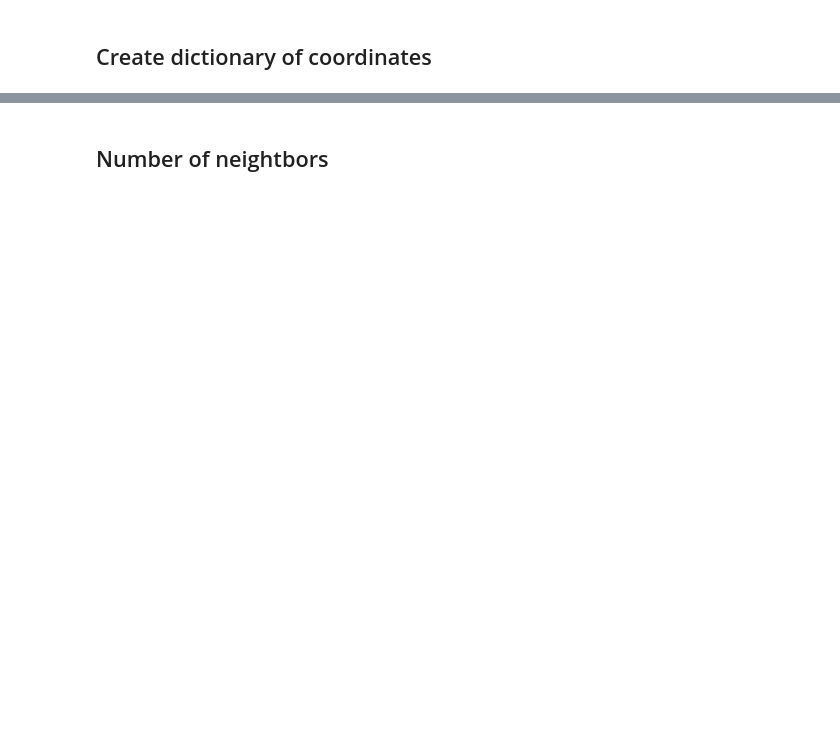
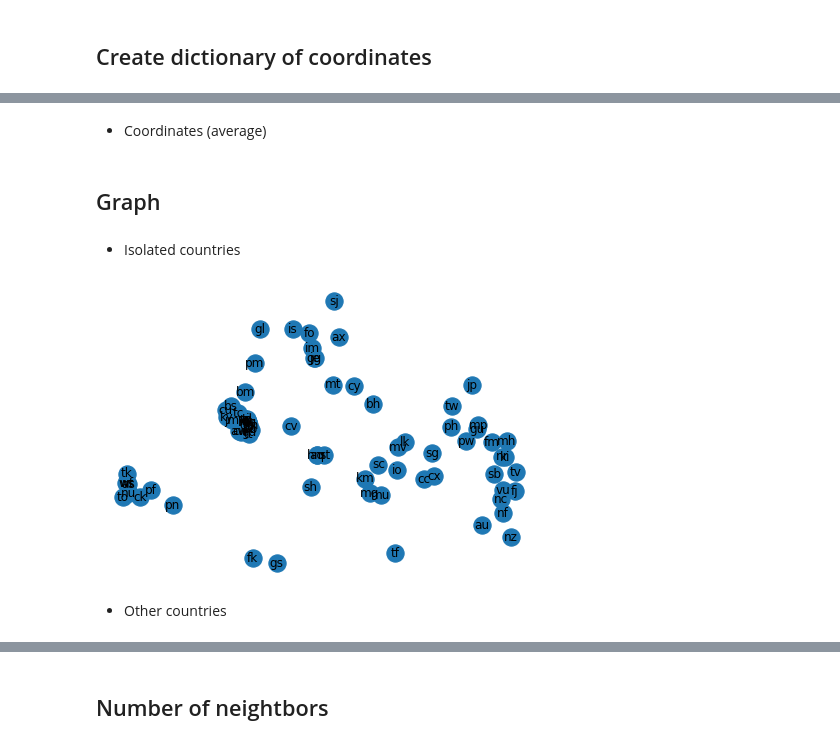
Before and after one commit to C1587S/world-graphs, a Jupyter notebook: notebooks/data_exploration.ipynb, the cells around one changed output, grey strips where cells are left out. Drawn from its saved outputs; the diff is of its cells as text; code cells hidden in the pictures; blank space fills up the shorter version.

```diff
--- a/notebooks/data_exploration.ipynb
+++ b/notebooks/data_exploration.ipynb
@@ -157,2 +180,4 @@ full_df2 = pd.merge(brd_df, coord_df_filt2, on='country_code', how='inner')
 # %% [markdown]
 ## Create dictionary of coordinates
+# %%
+scale_factor = 25
@@ -158,0 +186,17 @@ full_df2 = pd.merge(brd_df, coord_df_filt2, on='country_code', how='inner')
+# %%
+## isolated nodes
+
+## Dictionary with positions
+coords_iso = list(zip(full_df_iso['longitude'], full_df_iso['latitude']))
+dic_coords_iso = {}
+# create dictionary with positions
+for pos, country_c in enumerate(full_df_iso['country_code']):
+    dic_coords_iso[country_c] = coords_iso[pos]
+
+## Lat and Lon
+lat_iso = {}
+lon_iso = {}
+# create dictionary with positions
+for pos, country_c in enumerate(full_df_iso['country_code']):
+    lon_iso[country_c] = full_df_iso['longitude'][pos]*scale_factor
+    lat_iso[country_c] = full_df_iso['latitude'][pos]*-1*scale_factor
@@ -167 +212,3 @@ for pos, country_c in enumerate(full_df['country_code']):
 ## https://stackoverflow.com/questions/42272710/networkx-how-to-assign-the-node-coordinates-as-attribute
+# %% [markdown]
+- Coordinates (average)
@@ -167,0 +232,16 @@ for pos, country_c in enumerate(full_df['country_code']):
+# %% [markdown]
+## Graph
+# %% [markdown]
+- Isolated countries
+# %%
+iso_countries = full_df_iso[['country_code']].set_index('country_code').to_dict('index')
+G_iso = nx.Graph(iso_countries)
+nx.set_node_attributes(G_iso, lon_iso, 'x')
+nx.set_node_attributes(G_iso, lat_iso, 'y')
+
+nx.draw(G_iso, pos=dic_coords_iso , with_labels=True)
+plt.show()
+# %% [output]
+[figure, added]
+# %% [markdown]
+- Other countries
```
Also changed, not shown: parts of 51 cells of this notebook.
